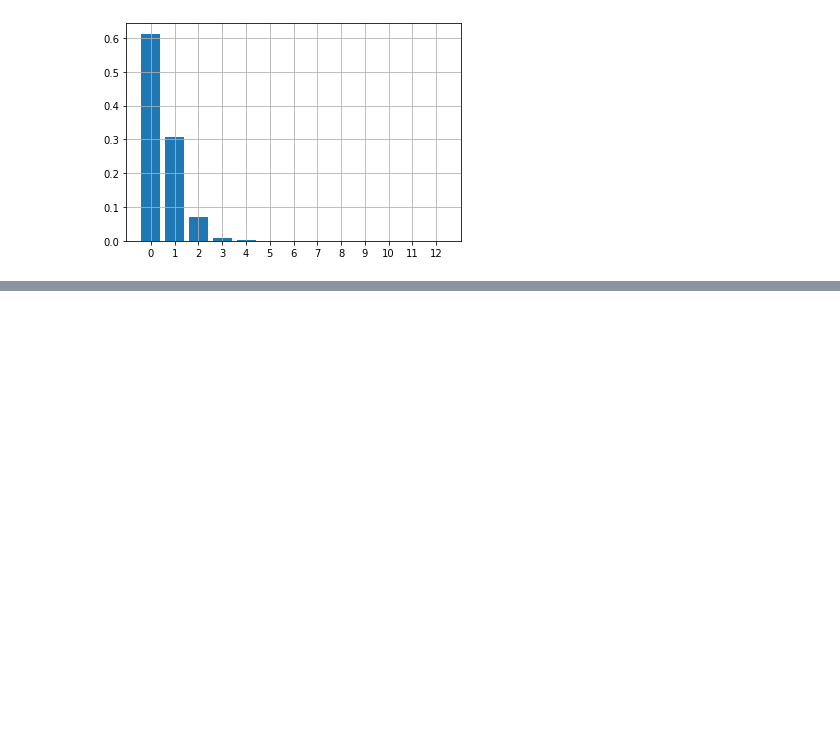
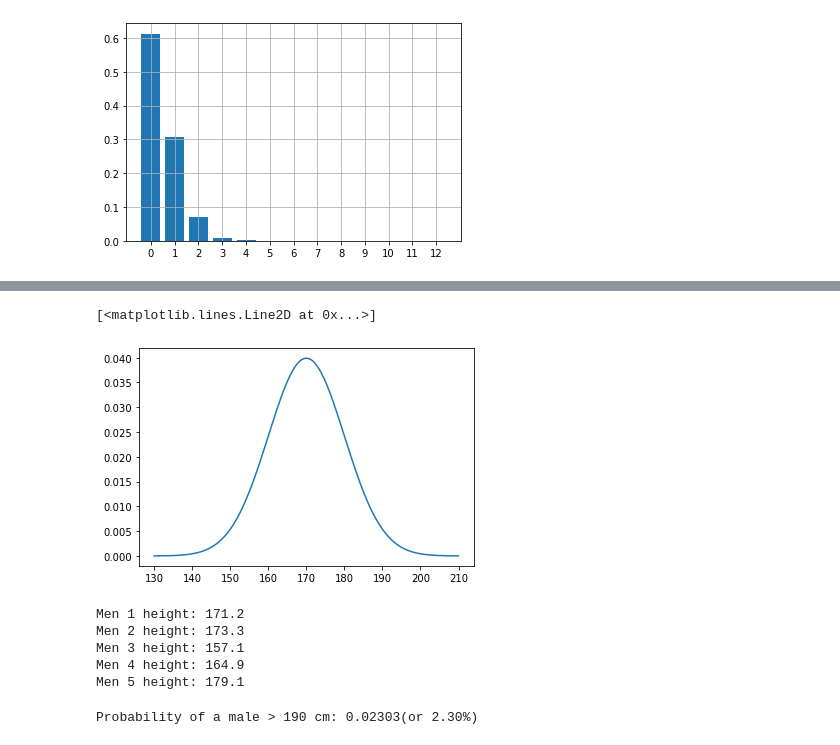
Before and after one commit to samyon7/Statistics-Python, a Jupyter notebook: Work_8/work_8-1.ipynb, the cells around one changed output, grey strips where cells are left out. Cells and saved outputs as stored; diff of their text form; code cells hidden in the pictures; blank space fills up the shorter version.

```diff
--- a/Work_8/work_8-1.ipynb
+++ b/Work_8/work_8-1.ipynb
@@ -434,0 +466,10 @@ ax.grid();
+# %%
+# Assumed variables
+heights_mean = 170
+heights_sd = 10
+
+# Instantiate the random variable object
+heights_rv = stats.norm(
+    loc = heights_mean,
+    scale = heights_sd
+)
@@ -434,0 +480,29 @@ ax.grid();
+# %%
+values = np.linspace(130,210, num=200)
+heights_rv_pdf = heights_rv.pdf(values)
+
+plt.plot(values, heights_rv_pdf)
+# %% [output]
+[<matplotlib.lines.Line2D at 0x...>]
+[figure, added]
+# %%
+sample_heighs = heights_rv.rvs(size=5, random_state=998)
+for i, h in enumerate(sample_heighs):
+    print(f'Men {i + 1} height: {h:0.1f}')
+# %% [output]
+Men 1 height: 171.2
+Men 2 height: 173.3
+Men 3 height: 157.1
+Men 4 height: 164.9
+Men 5 height: 179.1
+# %%
+# Next, this's the code that calculates the simulation using our previously defined random variable
+
+sim_size = int(1e5)
+
+# Simulate the random samples
+sample_heights = heights_rv.rvs(size = sim_size, random_state=88)
+Prob_event = (sample_heights>190).sum()/sim_size
+print(f'Probability of a male > 190 cm: {Prob_event:0.5f}(or {100*Prob_event:0.2f}%)')
+# %% [output]
+Probability of a male > 190 cm: 0.02303(or 2.30%)
```
Also changed, not shown: parts of 41 cells of this notebook.
